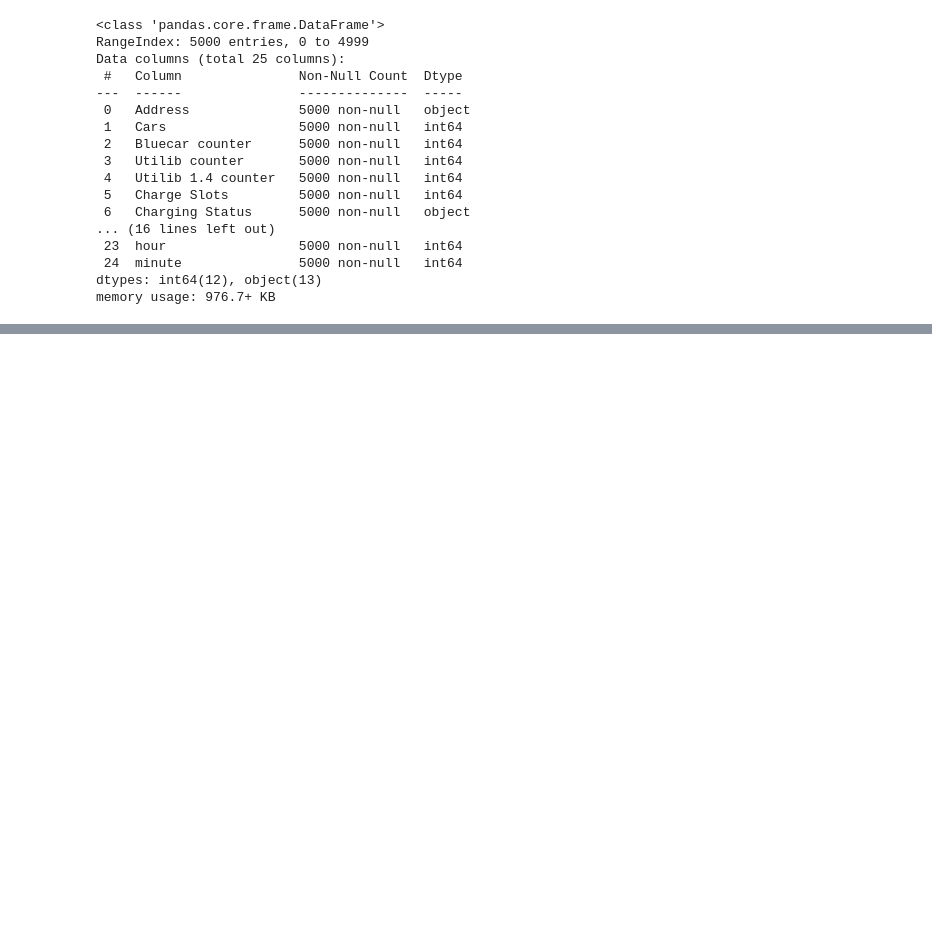
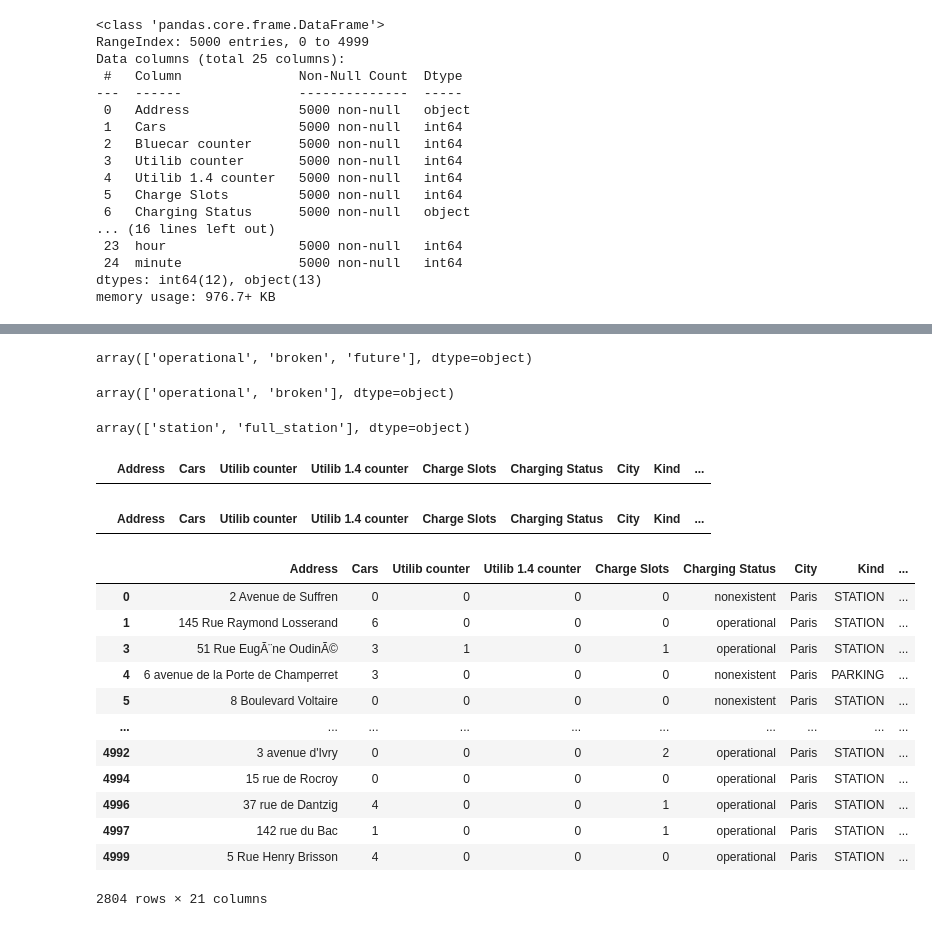
Before and after one commit to mutwirivic/week4_ip, a Jupyter notebook: Moringa_Data_Science_Prep_W4_Independent_Project_2020_04_Victor_Mutwiri_python.ipynb, the cells around one changed output, grey strips where cells are left out. Saved outputs shown, nothing was run; the diff lists cells and outputs as text; code cells hidden in the pictures; blank space fills up the shorter version.

```diff
--- a/Moringa_Data_Science_Prep_W4_Independent_Project_2020_04_Victor_Mutwiri_python.ipynb
+++ b/Moringa_Data_Science_Prep_W4_Independent_Project_2020_04_Victor_Mutwiri_python.ipynb
@@ -78,0 +124,50 @@ memory usage: 976.7+ KB
+# %%
+#Drop rows where Kind = center because there are no resources
+df1 = df1[~(df1['Kind']=='CENTER')]
+# %%
+#Drop ID column
+df1 = df1.drop(['ID'], axis = 1)
+# %%
+#Drop column 'Geo point'
+df1 = df1.drop(['Geo point'], axis =1)
+# %%
+df1['Rental status'].unique()
+# %% [output]
+array(['operational', 'broken', 'future'], dtype=object)
+# %%
+#Drop rows where rental status is not 'operational' or 'broken'
+df1 = df1[((df1['Rental status']=='operational') | (df1['Rental status']=='broken'))]
+# %%
+df1['Rental status'].unique()
+# %% [output]
+array(['operational', 'broken'], dtype=object)
+# %%
+df1['Station type'].unique()
+# %% [output]
+array(['station', 'full_station'], dtype=object)
+# %%
+#Check for rows where subscription status = future
+df1[df1['Subscription status']=='future']
+# %% [output]
+|  | Address | Cars | Utilib counter | Utilib 1.4 counter | Charge Slots | Charging Status | City | Kind | ... |
+# %%
+#Check if there are rows with status = 'schedule'
+df1[df1['Status']=='schedule']
+# %% [output]
+|  | Address | Cars | Utilib counter | Utilib 1.4 counter | Charge Slots | Charging Status | City | Kind | ... |
+# %%
+df1
+# %% [output]
+|  | Address | Cars | Utilib counter | Utilib 1.4 counter | Charge Slots | Charging Status | City | Kind | ... |
+| 0 | 2 Avenue de Suffren | 0 | 0 | 0 | 0 | nonexistent | Paris | STATION | ... |
+| 1 | 145 Rue Raymond Losserand | 6 | 0 | 0 | 0 | operational | Paris | STATION | ... |
+| 3 | 51 Rue EugÃ¨ne OudinÃ© | 3 | 1 | 0 | 1 | operational | Paris | STATION | ... |
+| 4 | 6 avenue de la Porte de Champerret | 3 | 0 | 0 | 0 | nonexistent | Paris | PARKING | ... |
+| 5 | 8 Boulevard Voltaire | 0 | 0 | 0 | 0 | nonexistent | Paris | STATION | ... |
+| ... | ... | ... | ... | ... | ... | ... | ... | ... | ... |
+| 4992 | 3 avenue d'Ivry | 0 | 0 | 0 | 2 | operational | Paris | STATION | ... |
+| 4994 | 15 rue de Rocroy | 0 | 0 | 0 | 0 | operational | Paris | STATION | ... |
+| 4996 | 37 rue de Dantzig | 4 | 0 | 0 | 1 | operational | Paris | STATION | ... |
+| 4997 | 142 rue du Bac | 1 | 0 | 0 | 1 | operational | Paris | STATION | ... |
+| 4999 | 5 Rue Henry Brisson | 4 | 0 | 0 | 0 | operational | Paris | STATION | ... |
+2804 rows × 21 columns
```
Also changed, not shown: parts of 7 cells of this notebook.
